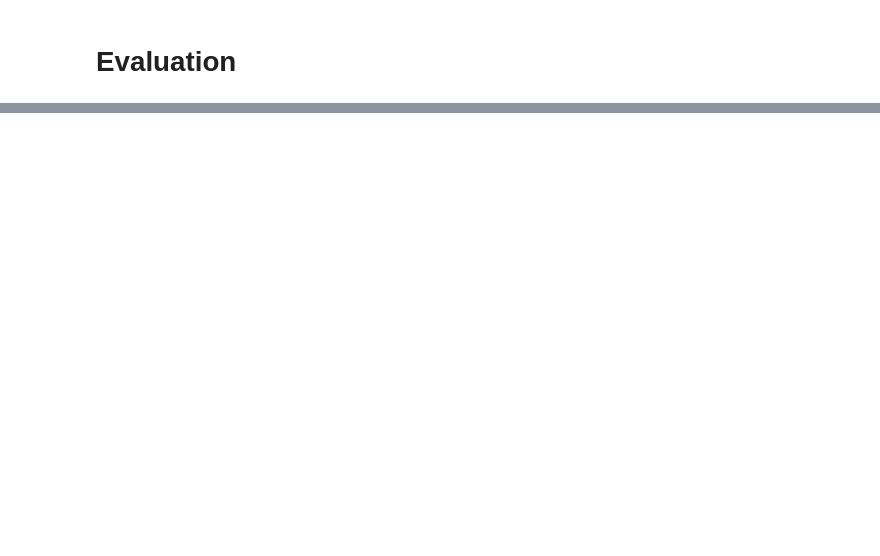
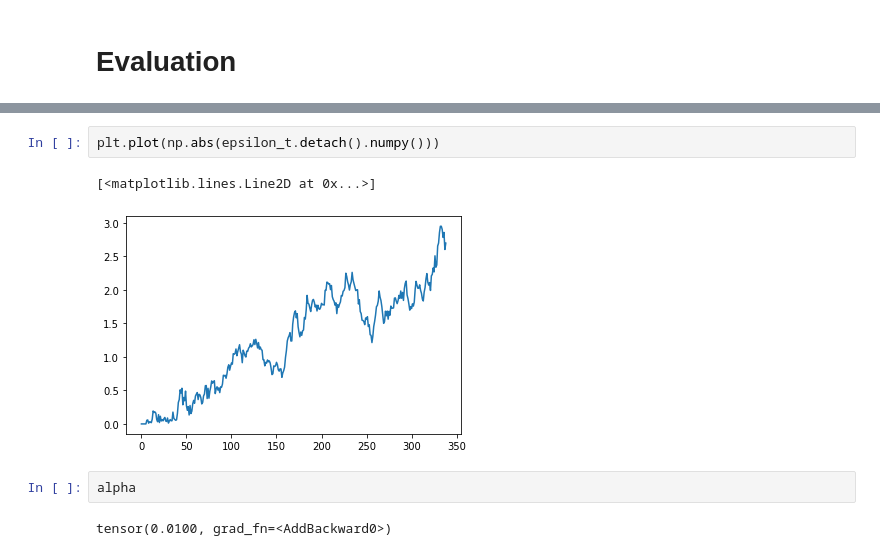
Before and after one commit to anuarsantoyo/master-thesis, a Jupyter notebook: model/220208_model_optimization.ipynb, the cells around one changed output, grey strips where cells are left out. Cells and saved outputs as stored; diff of their text form; blank space fills up the shorter version.

```diff
--- a/model/220208_model_optimization.ipynb
+++ b/model/220208_model_optimization.ipynb
@@ -163,0 +165,9 @@ plt.show()
+# %%
+plt.plot(np.abs(epsilon_t.detach().numpy()))
+# %% [output]
+[<matplotlib.lines.Line2D at 0x...>]
+[figure, added]
+# %%
+alpha
+# %% [output]
+tensor(0.0100, grad_fn=<AddBackward0>)
```
Also changed, not shown: parts of 8 cells of this notebook.
